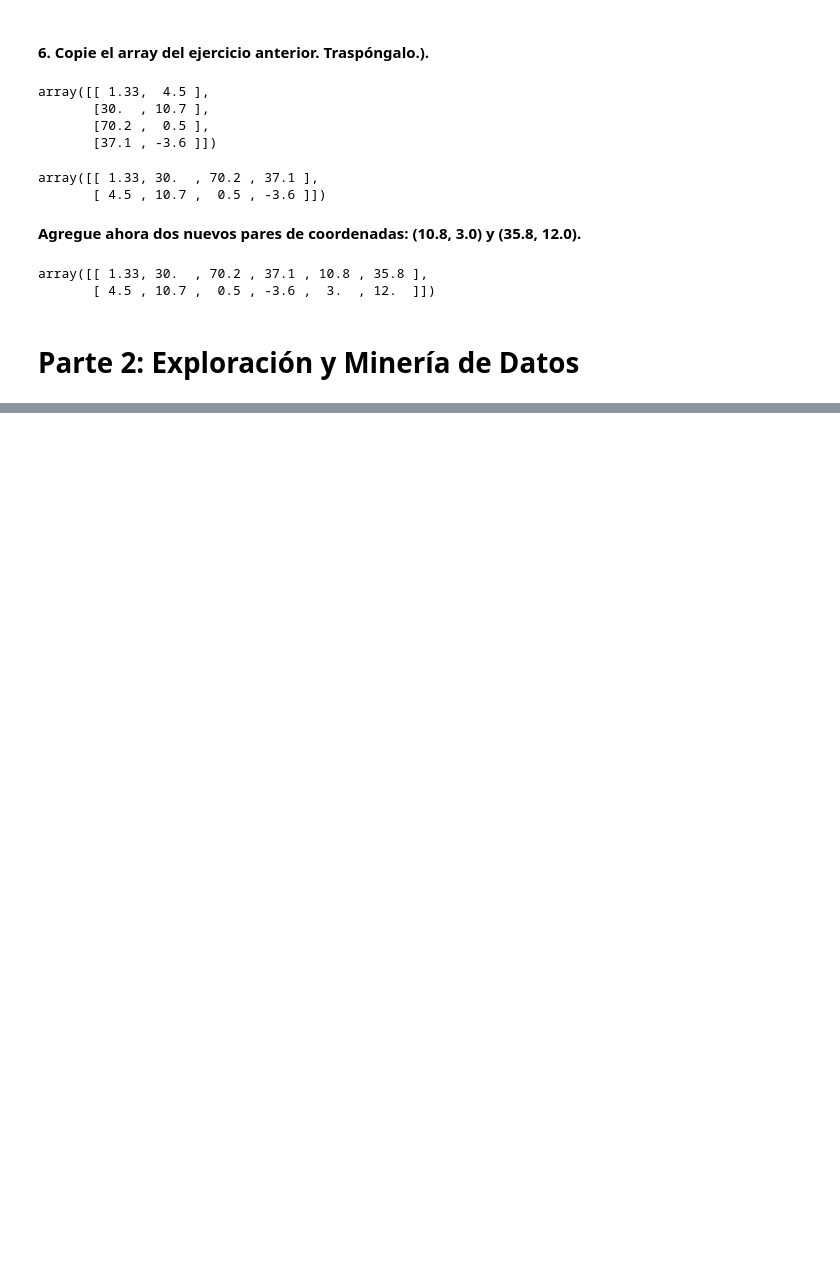
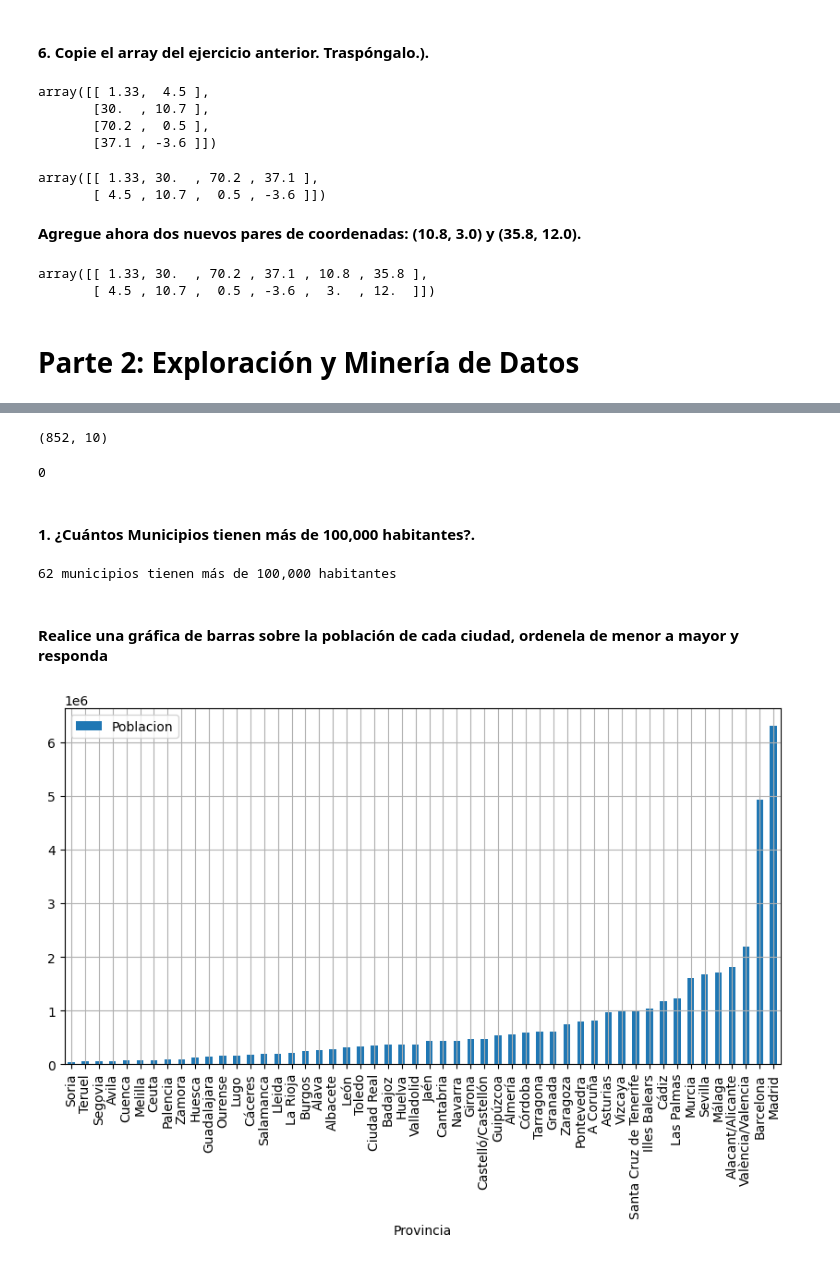
Before and after one commit to jriveramol/Lab3_Numpy_Pandas, a Jupyter notebook: Lab3_Numpy_Pandas.ipynb, the cells around one changed output, grey strips where cells are left out. Drawn from its saved outputs; the diff is of its cells as text; code cells hidden in the pictures; blank space fills up the shorter version.

```diff
--- a/Lab3_Numpy_Pandas.ipynb
+++ b/Lab3_Numpy_Pandas.ipynb
@@ -128,3 +128,6 @@ array([[ 1.33, 30.  , 70.2 , 37.1 , 10.8 , 35.8 ],
 # %%
 import pandas as pd
 import matplotlib.pyplot as plt
+# %%
+dataset = pd.read_csv('NucleosPoblacion.csv')
+dataset.head()
@@ -130,0 +141,24 @@ import matplotlib.pyplot as plt
+# %%
+dataset.shape
+# %% [output]
+(852, 10)
+# %%
+# se verifica si hay duplicados
+dataset.duplicated().sum()
+# %% [output]
+0
+# %% [markdown]
+#### 1. ¿Cuántos Municipios tienen más de 100,000 habitantes?.
+# %%
+cant_mun = (dataset.Poblacion > 1e5).sum()
+print(f"{cant_mun} municipios tienen más de 100,000 habitantes")
+# %% [output]
+62 municipios tienen más de 100,000 habitantes
+# %% [markdown]
+####  Realice una gráfica de barras sobre la población de cada ciudad, ordenela de menor a mayor y responda
+# %%
+pob_prov = dataset.groupby('Provincia')[['Poblacion']].sum().sort_values(by='Poblacion')
+pob_prov.plot(kind='bar', figsize=(10,5))
+plt.grid()
+# %% [output]
+[figure, added]
```
Also changed, not shown: parts of 20 cells of this notebook.
